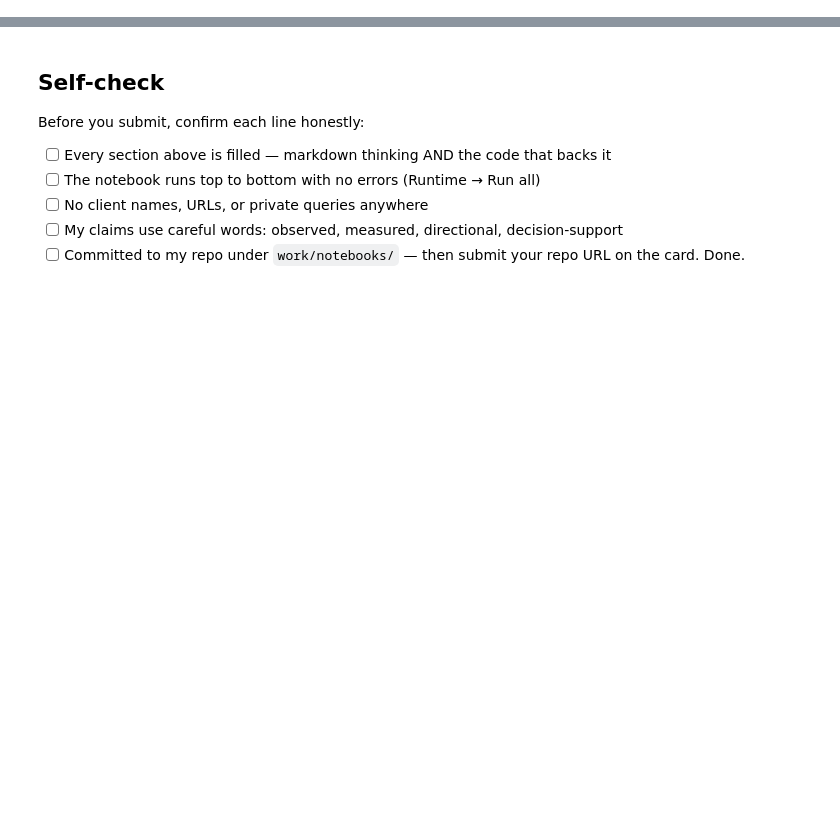
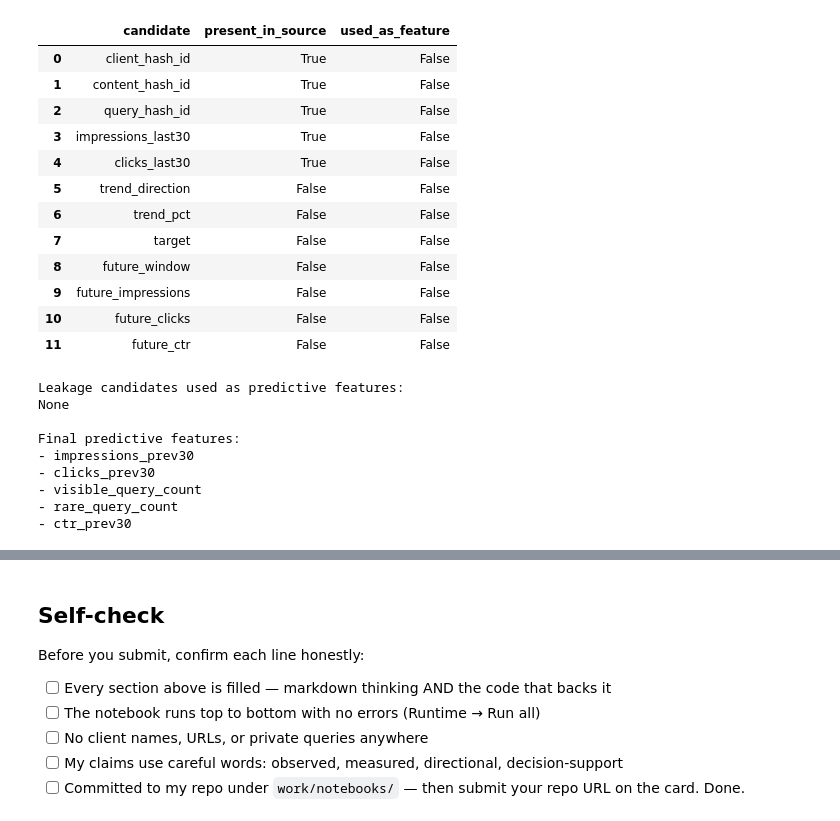
Before and after one commit to MohammadAqaNoori/flyrank-ml-internship, a Jupyter notebook: work/notebooks/w03_feature_leakage_check.ipynb, the cells around one changed output, grey strips where cells are left out. Drawn from its saved outputs; the diff is of its cells as text; code cells hidden in the pictures; blank space fills up the shorter version.

Commit message:
w03_feature_leakage_check.ipynb done

```diff
--- a/work/notebooks/w03_feature_leakage_check.ipynb
+++ b/work/notebooks/w03_feature_leakage_check.ipynb
@@ -36,0 +221,72 @@ This skeleton is yours to fill. Work the sections **in order** — each one has
+# %%
+# ML-05 — Section 3: Leakage hunt
+
+leakage_candidates = [
+    "client_hash_id",
+    "content_hash_id",
+    "query_hash_id",
+    "impressions_last30",
+    "clicks_last30",
+    "trend_direction",
+    "trend_pct",
+    "target",
+    "future_window",
+    "future_impressions",
+    "future_clicks",
+    "future_ctr",
+]
+
+available_columns = set(query_df.columns)
+
+leakage_check = pd.DataFrame({
+    "candidate": leakage_candidates,
+    "present_in_source": [
+        col in available_columns
+        for col in leakage_candidates
+    ],
+    "used_as_feature": [
+        col in feature_cols
+        for col in leakage_candidates
+    ],
+})
+
+display(leakage_check)
+
+used_leakage = [
+    col for col in leakage_candidates
+    if col in feature_cols
+]
+
+print("\nLeakage candidates used as predictive features:")
+
+if used_leakage:
+    print(used_leakage)
+else:
+    print("None")
+
+print("\nFinal predictive features:")
+for col in feature_cols:
+    print("-", col)
+# %% [output]
+|  | candidate | present_in_source | used_as_feature |
+| 0 | client_hash_id | True | False |
+| 1 | content_hash_id | True | False |
+| 2 | query_hash_id | True | False |
+| 3 | impressions_last30 | True | False |
+| 4 | clicks_last30 | True | False |
+| 5 | trend_direction | False | False |
+| 6 | trend_pct | False | False |
+| 7 | target | False | False |
+| 8 | future_window | False | False |
+| 9 | future_impressions | False | False |
+| 10 | future_clicks | False | False |
+| 11 | future_ctr | False | False |
+Leakage candidates used as predictive features:
+None
+
+Final predictive features:
+- impressions_prev30
+- clicks_prev30
+- visible_query_count
+- rare_query_count
+- ctr_prev30
```
Also changed, not shown: parts of 18 cells of this notebook.
